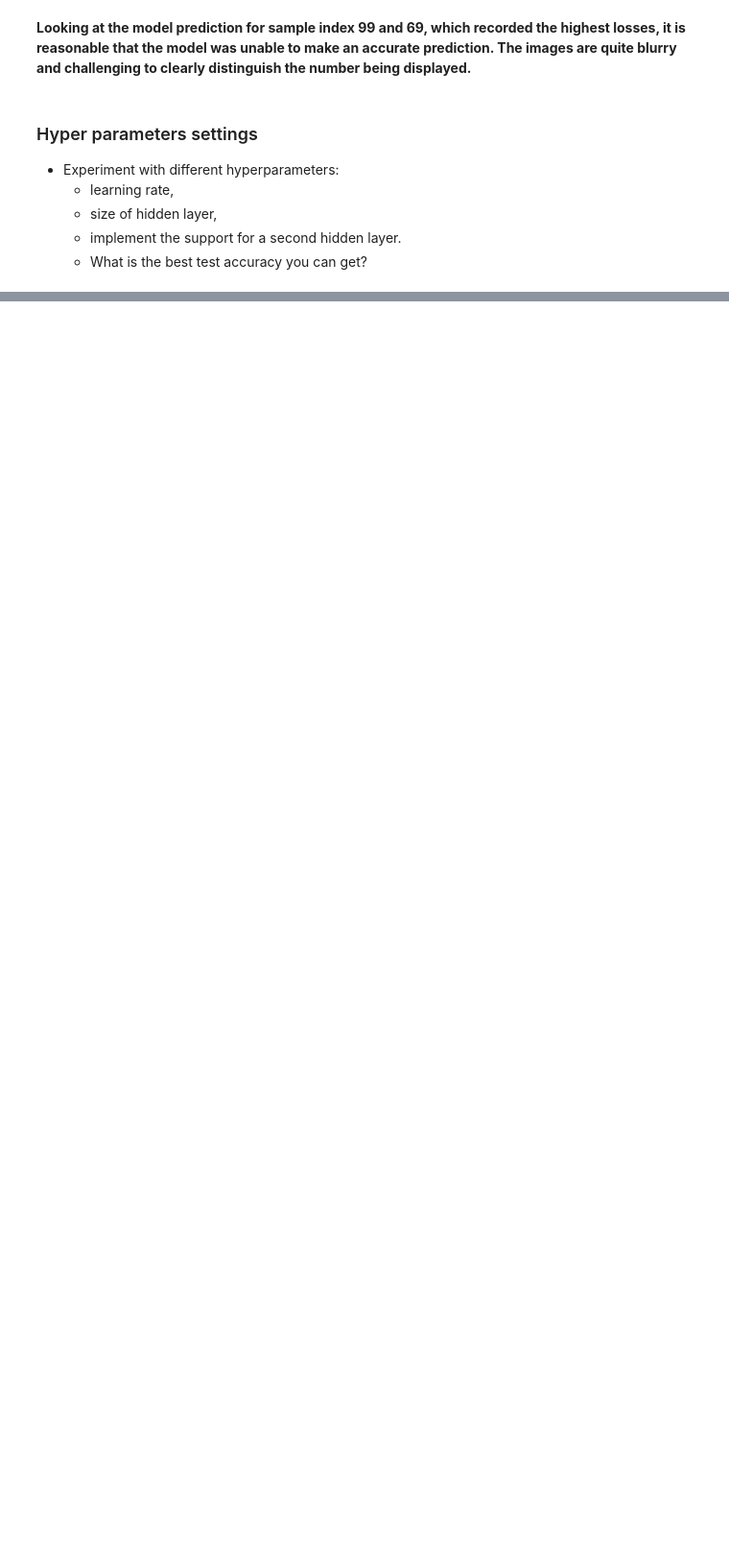
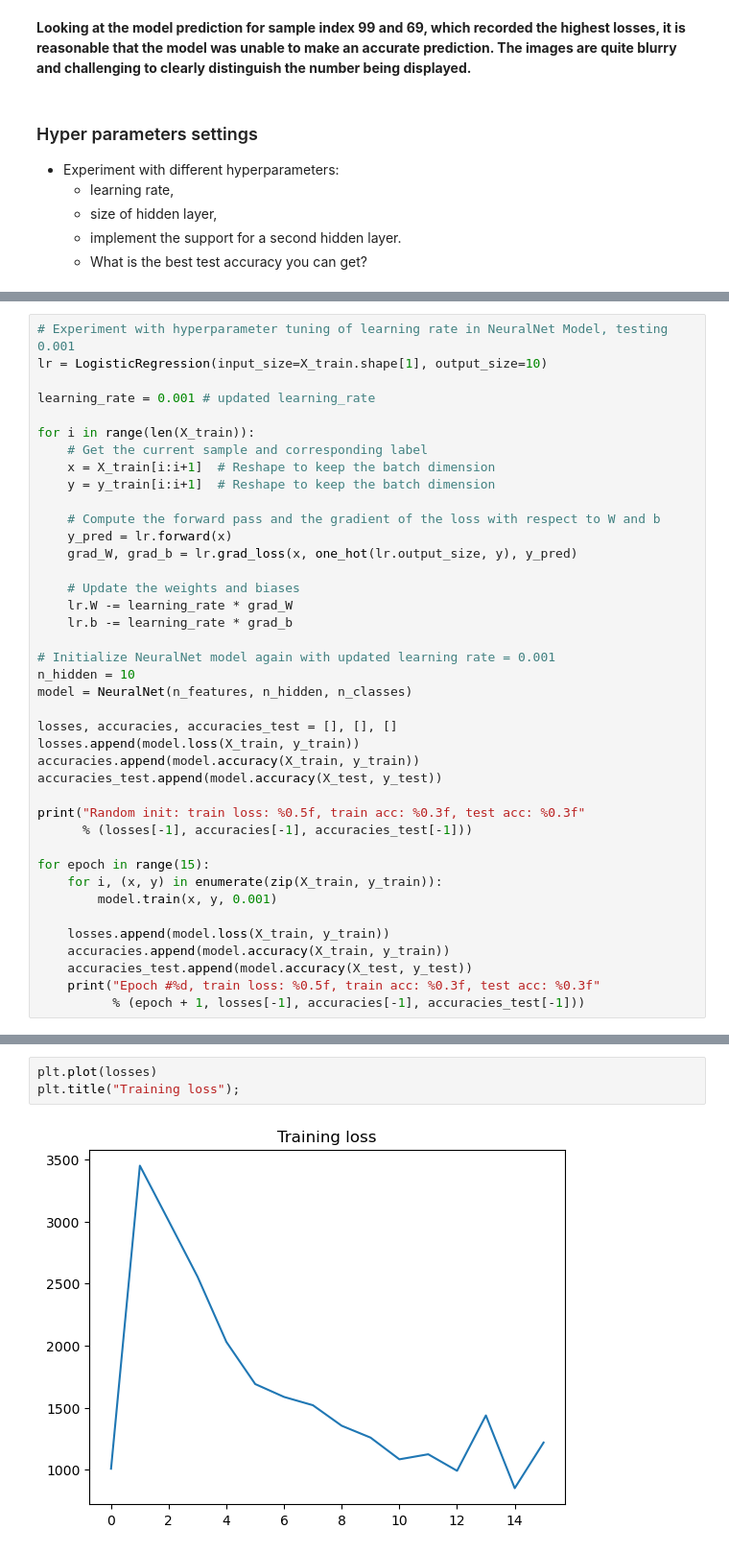
Before and after one commit to melcsk/deep_learning, a Jupyter notebook: 01_materials/labs/lab_2.ipynb, the cells around one changed output, grey strips where cells are left out. Shown: that part at 96% size. Drawn from its saved outputs; the diff is of its cells as text; blank space fills up the shorter version.

Commit message:
Experiment with hyperparameter tuning of learning rate and size of hidden layer and discuss impact on model performance.

```diff
--- a/01_materials/labs/lab_2.ipynb
+++ b/01_materials/labs/lab_2.ipynb
@@ -576,0 +577,40 @@ plot_prediction(model, sample_idx=69)
+# %%
+# Experiment with hyperparameter tuning of learning rate in NeuralNet Model, testing 0.001
+lr = LogisticRegression(input_size=X_train.shape[1], output_size=10)
+
+learning_rate = 0.001 # updated learning_rate
+
+for i in range(len(X_train)):
+    # Get the current sample and corresponding label
+    x = X_train[i:i+1]  # Reshape to keep the batch dimension
+    y = y_train[i:i+1]  # Reshape to keep the batch dimension
+
+    # Compute the forward pass and the gradient of the loss with respect to W and b
+    y_pred = lr.forward(x)
+    grad_W, grad_b = lr.grad_loss(x, one_hot(lr.output_size, y), y_pred)
+
+    # Update the weights and biases
+    lr.W -= learning_rate * grad_W
+    lr.b -= learning_rate * grad_b
+
+# Initialize NeuralNet model again with updated learning rate = 0.001
+n_hidden = 10
+model = NeuralNet(n_features, n_hidden, n_classes)
+
+losses, accuracies, accuracies_test = [], [], []
+losses.append(model.loss(X_train, y_train))
+accuracies.append(model.accuracy(X_train, y_train))
+accuracies_test.append(model.accuracy(X_test, y_test))
+
+print("Random init: train loss: %0.5f, train acc: %0.3f, test acc: %0.3f"
+      % (losses[-1], accuracies[-1], accuracies_test[-1]))
+
+for epoch in range(15):
+    for i, (x, y) in enumerate(zip(X_train, y_train)):
+        model.train(x, y, 0.001)
+
+    losses.append(model.loss(X_train, y_train))
+    accuracies.append(model.accuracy(X_train, y_train))
+    accuracies_test.append(model.accuracy(X_test, y_test))
+    print("Epoch #%d, train loss: %0.5f, train acc: %0.3f, test acc: %0.3f"
+          % (epoch + 1, losses[-1], accuracies[-1], accuracies_test[-1]))
@@ -576,0 +634,5 @@ plot_prediction(model, sample_idx=69)
+# %%
+plt.plot(losses)
+plt.title("Training loss");
+# %% [output]
+[figure, added]
```
Also changed, not shown: parts of 20 cells of this notebook.
